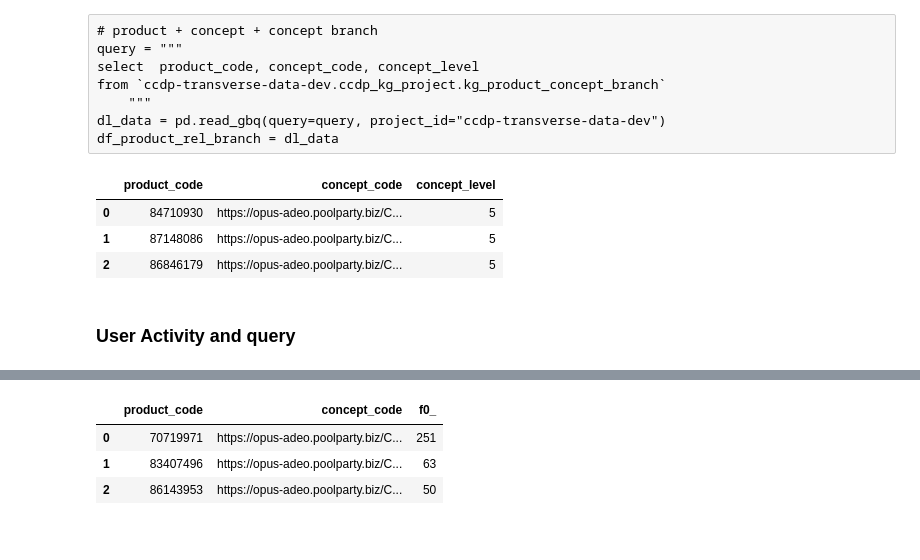
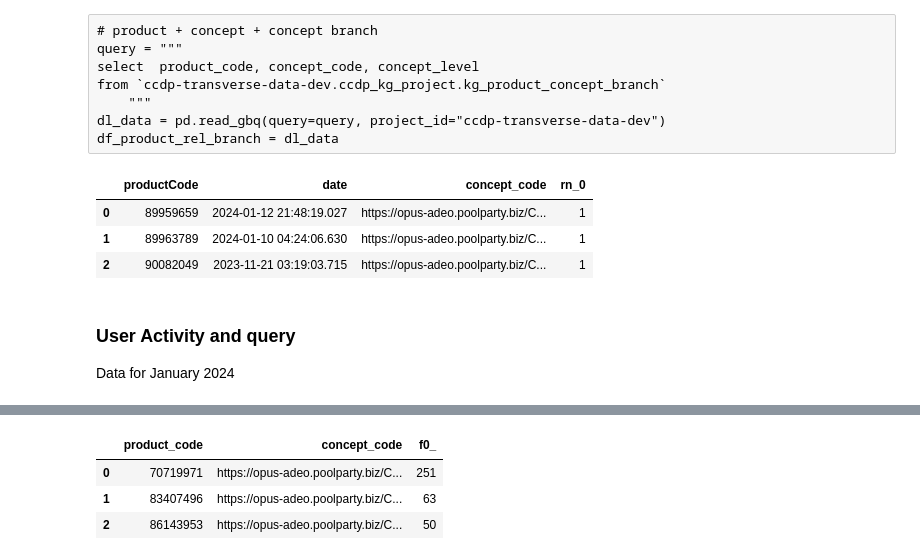
Before and after one commit to erezanovich/kg-data-analysis, a Jupyter notebook: user_activity_month.ipynb, the cells around one changed output, grey strips where cells are left out. Saved outputs shown, nothing was run; the diff lists cells and outputs as text; code cells hidden in the pictures.

```diff
--- a/user_activity_month.ipynb
+++ b/user_activity_month.ipynb
@@ -44,13 +46,14 @@ from `ccdp-transverse-data-dev.ccdp_kg_project.kg_product_concept_branch`
 dl_data = pd.read_gbq(query=query, project_id="ccdp-transverse-data-dev")
 df_product_rel_branch = dl_data
 # %%
-#filepath_0 = "./datasets/product_concept.parquet"
-#df_product_rel_branch = pd.read_parquet(filepath_0)
+filepath_0 = "./datasets/product_concept.parquet"
+df_product_rel_branch = pd.read_parquet(filepath_0)
 df_product_rel_branch.head(3)
 # %% [output]
-|  | product_code | concept_code | concept_level |
-| 0 | 84710930 | https://opus-adeo.poolparty.biz/C... | 5 |
-| 1 | 87148086 | https://opus-adeo.poolparty.biz/C... | 5 |
-| 2 | 86846179 | https://opus-adeo.poolparty.biz/C... | 5 |
+|  | productCode | date | concept_code | rn_0 |
+| 0 | 89959659 | 2024-01-12 21:48:19.027 | https://opus-adeo.poolparty.biz/C... | 1 |
+| 1 | 89963789 | 2024-01-10 04:24:06.630 | https://opus-adeo.poolparty.biz/C... | 1 |
+| 2 | 90082049 | 2023-11-21 03:19:03.715 | https://opus-adeo.poolparty.biz/C... | 1 |
 # %% [markdown]
 ### User Activity and query
+Data for January 2024
```
Also changed, not shown: parts of 70 cells of this notebook.
